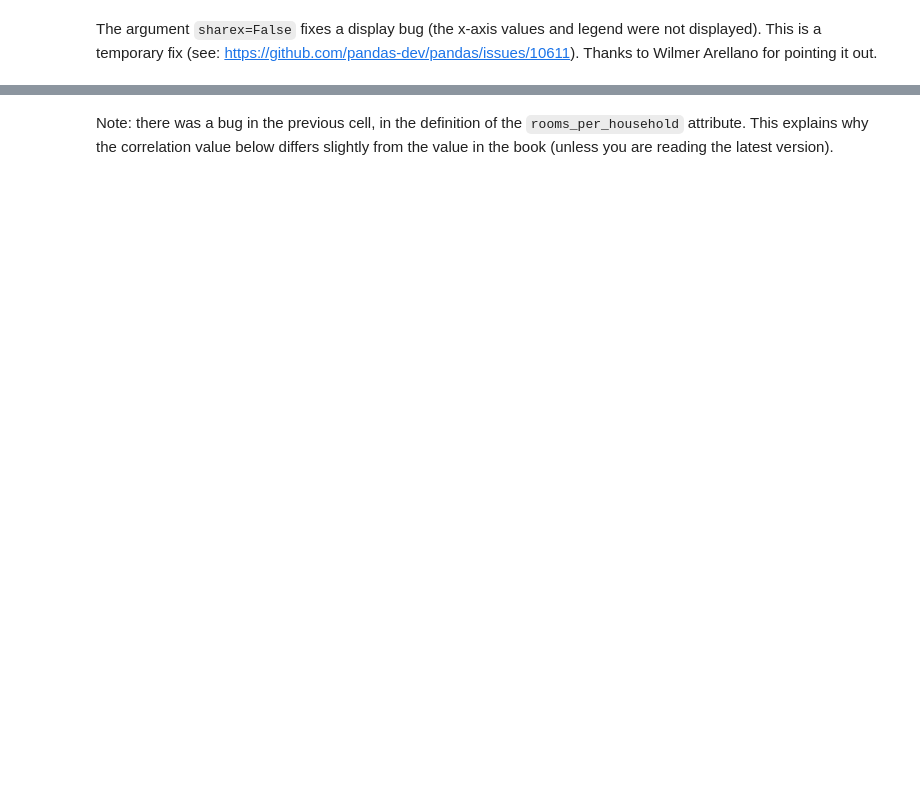
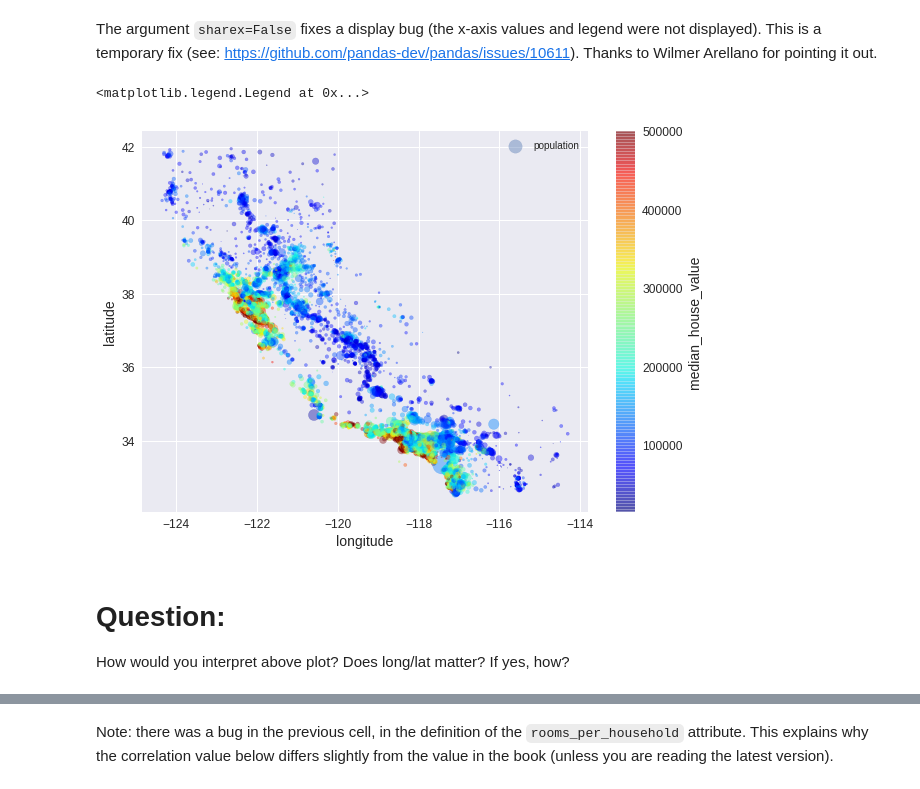
Before and after one commit to Espanta/handson-ml, a Jupyter notebook: 02_end_to_end_machine_learning_project.ipynb, the cells around one changed output, grey strips where cells are left out. Drawn from its saved outputs; the diff is of its cells as text; code cells hidden in the pictures; blank space fills up the shorter version.

```diff
--- a/02_end_to_end_machine_learning_project.ipynb
+++ b/02_end_to_end_machine_learning_project.ipynb
@@ -309,8 +314,15 @@ The argument `sharex=False` fixes a display bug (the x-axis values and legend we
 # %%
 housing.plot(kind="scatter", x="longitude", y="latitude", alpha=0.4,
     s=housing["population"]/100, label="population", figsize=(10,7),
     c="median_house_value", cmap=plt.get_cmap("jet"), colorbar=True,
     sharex=False)
 plt.legend()
-save_fig("housing_prices_scatterplot")
+
+#save_fig("housing_prices_scatterplot")
+# %% [output]
+<matplotlib.legend.Legend at 0x...>
+[figure, added]
+# %% [markdown]
+# Question:
+How would you interpret above plot? Does long/lat matter? If yes, how?
 # %%
```
Also changed, not shown: parts of 69 cells of this notebook.
